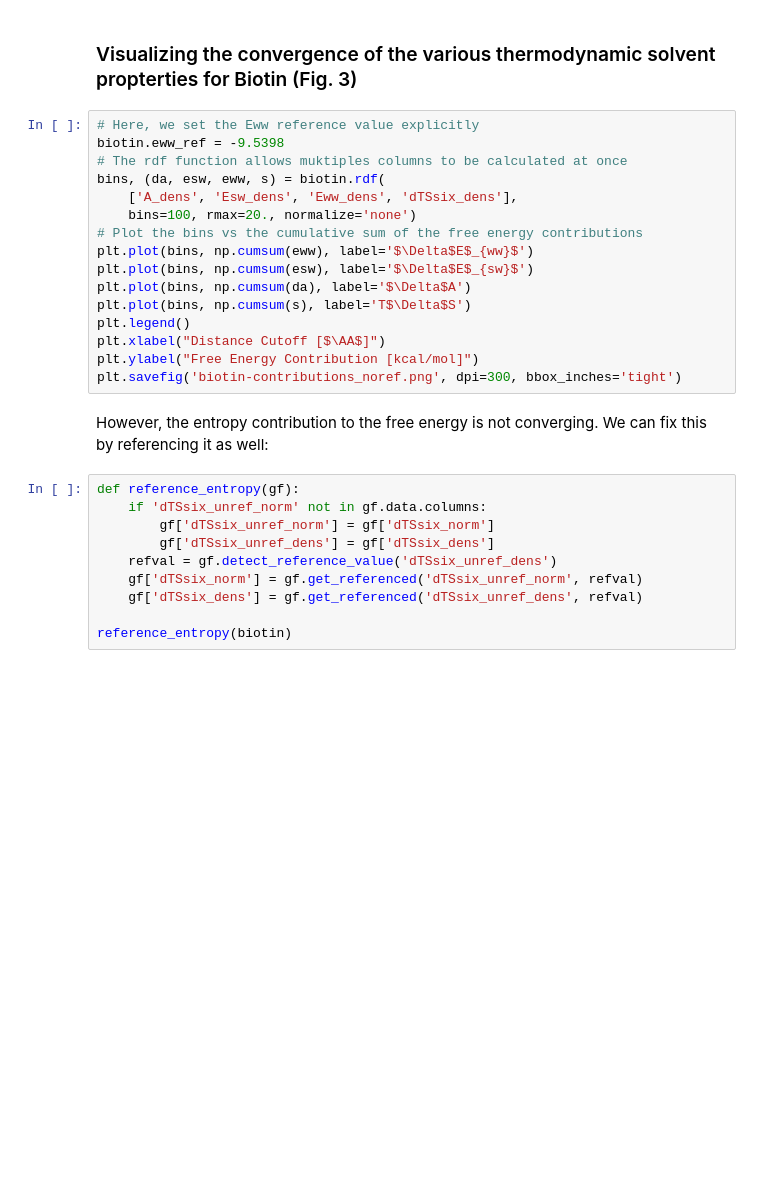
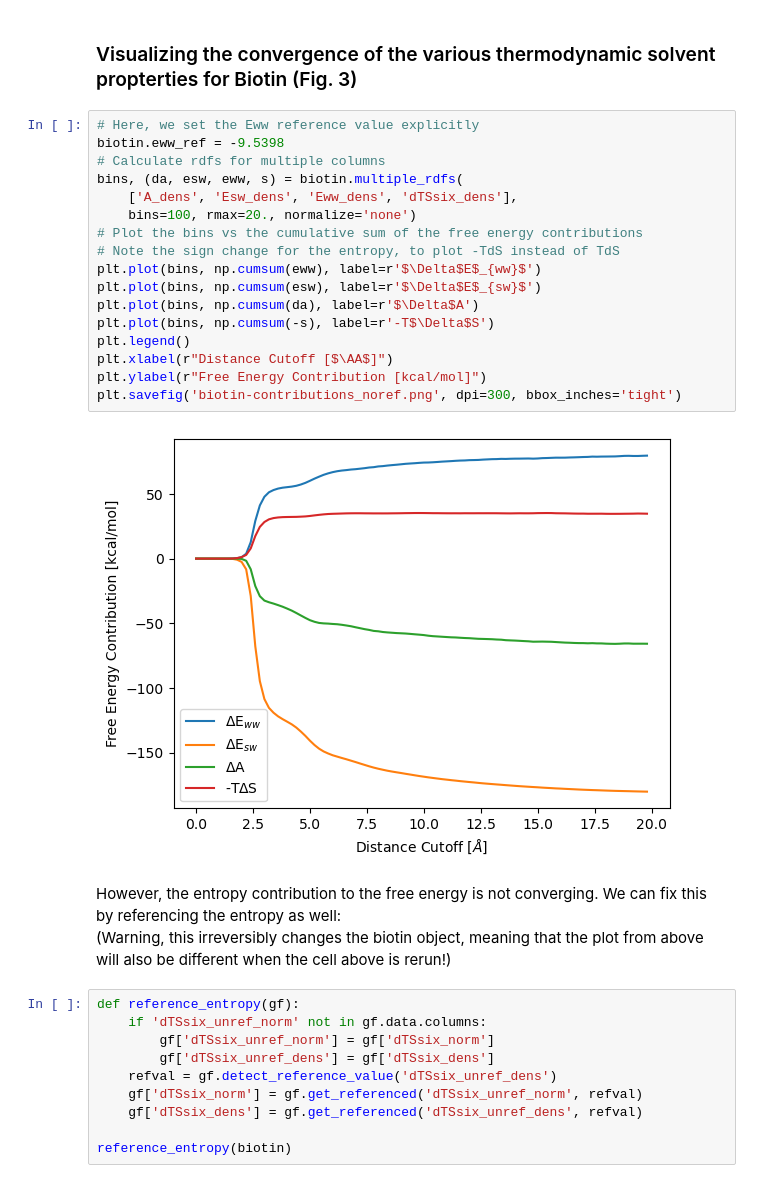
Before and after one commit to liedllab/gist-tutorial, a Jupyter notebook: code/tutorial-gist.ipynb, the cells around one changed output. Drawn from its saved outputs; the diff is of its cells as text; blank space fills up the shorter version.

```diff
--- a/code/tutorial-gist.ipynb
+++ b/code/tutorial-gist.ipynb
@@ -60,21 +112,25 @@ plt.show()
 # %%
 # Here, we set the Eww reference value explicitly
 biotin.eww_ref = -9.5398
-# The rdf function allows muktiples columns to be calculated at once
-bins, (da, esw, eww, s) = biotin.rdf(
+# Calculate rdfs for multiple columns
+bins, (da, esw, eww, s) = biotin.multiple_rdfs(
     ['A_dens', 'Esw_dens', 'Eww_dens', 'dTSsix_dens'],
     bins=100, rmax=20., normalize='none')
 # Plot the bins vs the cumulative sum of the free energy contributions
-plt.plot(bins, np.cumsum(eww), label='$\Delta$E$_{ww}$')
-plt.plot(bins, np.cumsum(esw), label='$\Delta$E$_{sw}$')
-plt.plot(bins, np.cumsum(da), label='$\Delta$A')
-plt.plot(bins, np.cumsum(s), label='T$\Delta$S')
+# Note the sign change for the entropy, to plot -TdS instead of TdS
+plt.plot(bins, np.cumsum(eww), label=r'$\Delta$E$_{ww}$')
+plt.plot(bins, np.cumsum(esw), label=r'$\Delta$E$_{sw}$')
+plt.plot(bins, np.cumsum(da), label=r'$\Delta$A')
+plt.plot(bins, np.cumsum(-s), label=r'-T$\Delta$S')
 plt.legend()
-plt.xlabel("Distance Cutoff [$\AA$]")
-plt.ylabel("Free Energy Contribution [kcal/mol]")
+plt.xlabel(r"Distance Cutoff [$\AA$]")
+plt.ylabel(r"Free Energy Contribution [kcal/mol]")
 plt.savefig('biotin-contributions_noref.png', dpi=300, bbox_inches='tight')
+# %% [output]
+[figure, added]
 # %% [markdown]
-However, the entropy contribution to the free energy is not converging. We can fix this by referencing it as well:
+However, the entropy contribution to the free energy is not converging. We can fix this by referencing the entropy as well:
+(Warning, this irreversibly changes the biotin object, meaning that the plot from above will also be different when the cell above is rerun!)
 # %%
 def reference_entropy(gf):
     if 'dTSsix_unref_norm' not in gf.data.columns:
```
Also changed, not shown: parts of 20 cells of this notebook.
